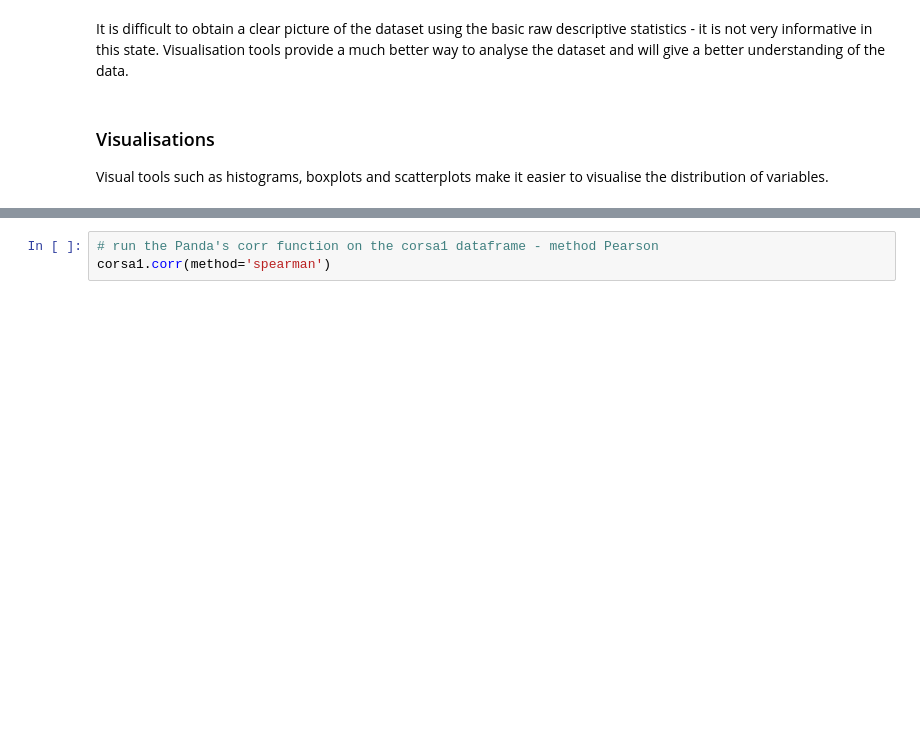
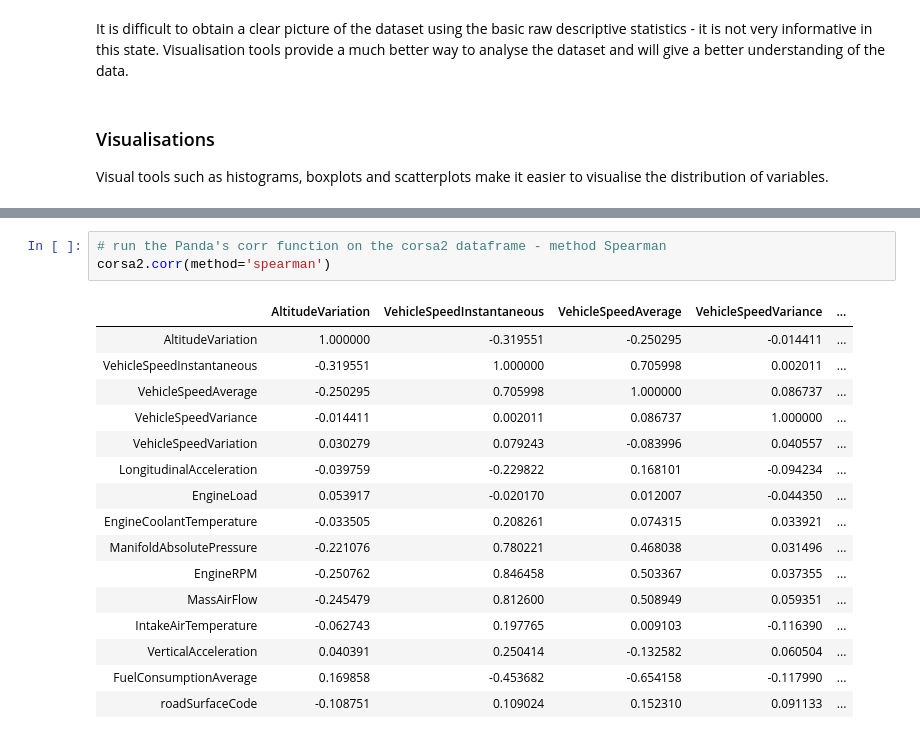
Before and after one commit to RossMcMorrow/MachineLearning-GroupAssignment, a Jupyter notebook: Opel_Corsa_1.ipynb, the cells around one changed output, grey strips where cells are left out. Saved outputs shown, nothing was run; the diff lists cells and outputs as text; blank space fills up the shorter version.

```diff
--- a/Opel_Corsa_1.ipynb
+++ b/Opel_Corsa_1.ipynb
@@ -176,3 +239,20 @@ list(corsa1.columns)
 # %%
-# run the Panda's corr function on the corsa1 dataframe - method Pearson
-corsa1.corr(method='spearman')
+# run the Panda's corr function on the corsa2 dataframe - method Spearman
+corsa2.corr(method='spearman')
+# %% [output]
+|  | AltitudeVariation | VehicleSpeedInstantaneous | VehicleSpeedAverage | VehicleSpeedVariance | ... |
+| AltitudeVariation | 1.000000 | -0.319551 | -0.250295 | -0.014411 | ... |
+| VehicleSpeedInstantaneous | -0.319551 | 1.000000 | 0.705998 | 0.002011 | ... |
+| VehicleSpeedAverage | -0.250295 | 0.705998 | 1.000000 | 0.086737 | ... |
+| VehicleSpeedVariance | -0.014411 | 0.002011 | 0.086737 | 1.000000 | ... |
+| VehicleSpeedVariation | 0.030279 | 0.079243 | -0.083996 | 0.040557 | ... |
+| LongitudinalAcceleration | -0.039759 | -0.229822 | 0.168101 | -0.094234 | ... |
+| EngineLoad | 0.053917 | -0.020170 | 0.012007 | -0.044350 | ... |
+| EngineCoolantTemperature | -0.033505 | 0.208261 | 0.074315 | 0.033921 | ... |
+| ManifoldAbsolutePressure | -0.221076 | 0.780221 | 0.468038 | 0.031496 | ... |
+| EngineRPM | -0.250762 | 0.846458 | 0.503367 | 0.037355 | ... |
+| MassAirFlow | -0.245479 | 0.812600 | 0.508949 | 0.059351 | ... |
+| IntakeAirTemperature | -0.062743 | 0.197765 | 0.009103 | -0.116390 | ... |
+| VerticalAcceleration | 0.040391 | 0.250414 | -0.132582 | 0.060504 | ... |
+| FuelConsumptionAverage | 0.169858 | -0.453682 | -0.654158 | -0.117990 | ... |
+| roadSurfaceCode | -0.108751 | 0.109024 | 0.152310 | 0.091133 | ... |
```
Also changed, not shown: parts of 18 cells of this notebook.
